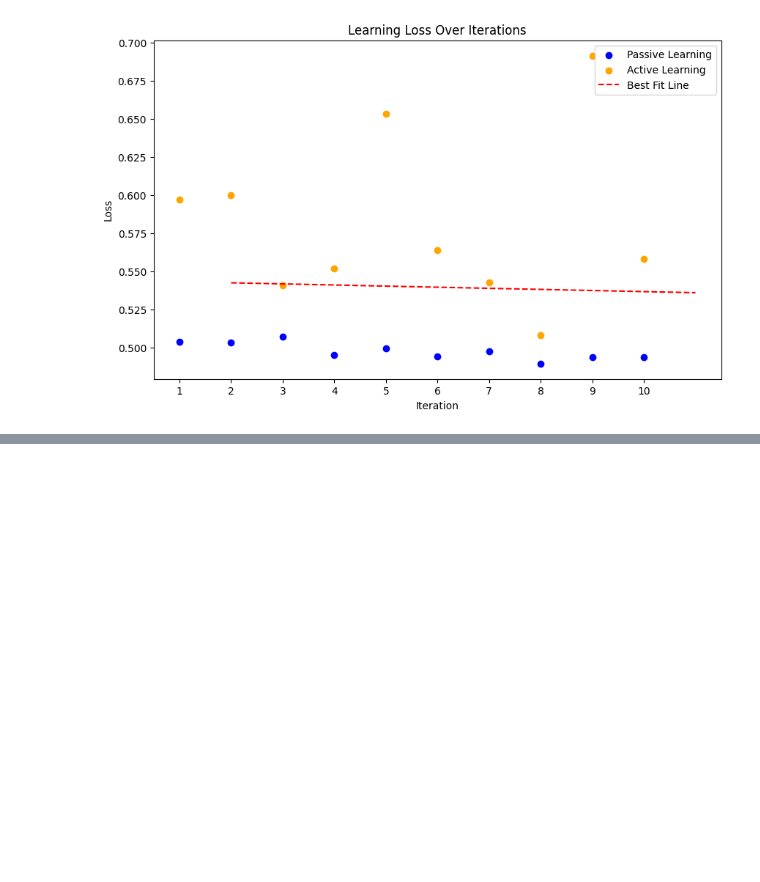
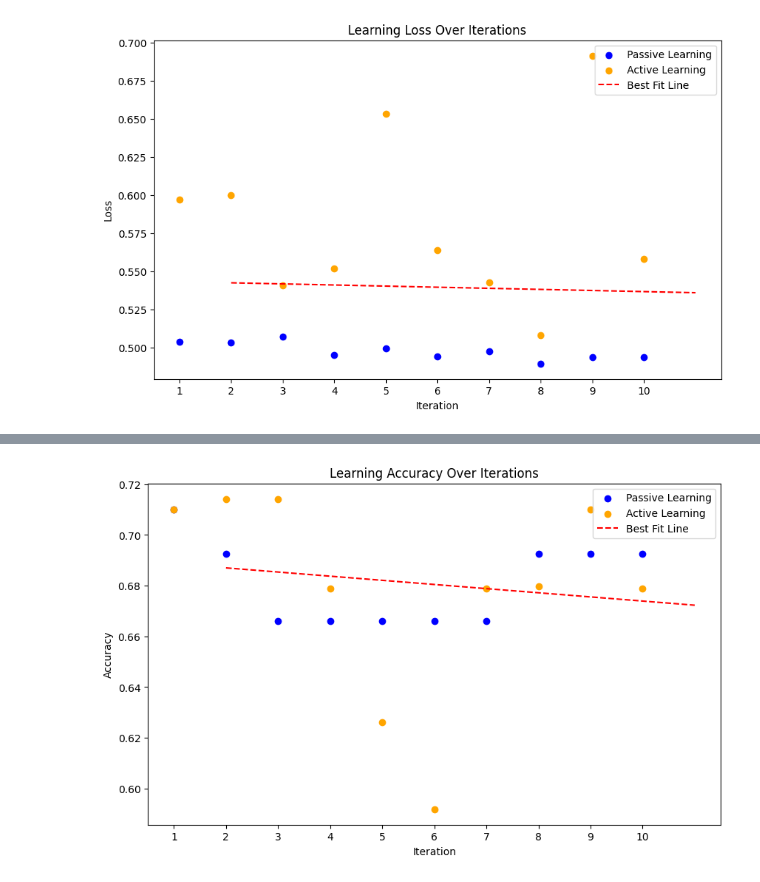
Before and after one commit to cmh02/HSSFLDON, a Jupyter notebook: results/HSSFLDON_DisplayResults.ipynb, the cells around one changed output, grey strips where cells are left out. Cells and saved outputs as stored; diff of their text form; code cells hidden in the pictures; blank space fills up the shorter version.

```diff
--- a/results/HSSFLDON_DisplayResults.ipynb
+++ b/results/HSSFLDON_DisplayResults.ipynb
@@ -180,0 +185,4 @@ plotLosses(v2Results)
+# %%
+v3ResultsPath = "neworaclesplit_results.json"
+v3Results = loadResults(v3ResultsPath)
+print(buildTable(v3Results))
@@ -180,0 +207,4 @@ plotLosses(v2Results)
+# %%
+plotAccuracies(v3Results)
+# %% [output]
+[figure, added]
```
Also changed, not shown: parts of 3 cells of this notebook, 7 other files.
